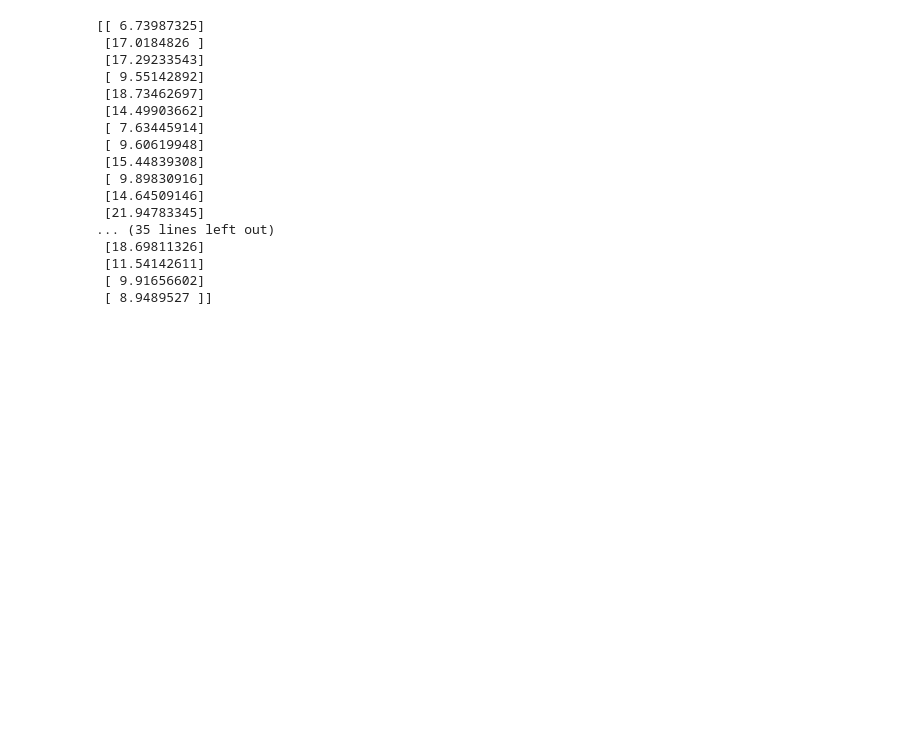
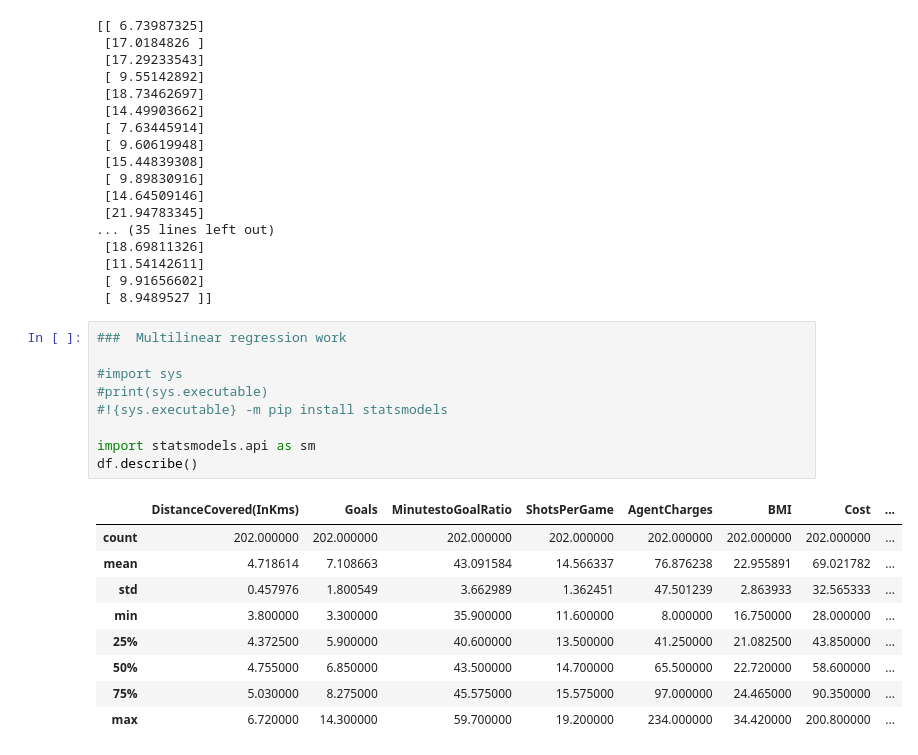
Before and after one commit to feansoden/work, a Jupyter notebook: soccer_pred/soccer_pred1.ipynb, the cells around one changed output. Cells and saved outputs as stored; diff of their text form; blank space fills up the shorter version.

Commit message:
Multilinear regression exploration of soccer data

```diff
--- a/soccer_pred/soccer_pred1.ipynb
+++ b/soccer_pred/soccer_pred1.ipynb
@@ -81,3 +82,22 @@ print(y_pred)
  [11.54142611]
  [ 9.91656602]
  [ 8.9489527 ]]
+# %%
+###  Multilinear regression work
+
+#import sys
+#print(sys.executable)
+#!{sys.executable} -m pip install statsmodels
+
+import statsmodels.api as sm
+df.describe()
+# %% [output]
+|  | DistanceCovered(InKms) | Goals | MinutestoGoalRatio | ShotsPerGame | AgentCharges | BMI | Cost | ... |
+| count | 202.000000 | 202.000000 | 202.000000 | 202.000000 | 202.000000 | 202.000000 | 202.000000 | ... |
+| mean | 4.718614 | 7.108663 | 43.091584 | 14.566337 | 76.876238 | 22.955891 | 69.021782 | ... |
+| std | 0.457976 | 1.800549 | 3.662989 | 1.362451 | 47.501239 | 2.863933 | 32.565333 | ... |
+| min | 3.800000 | 3.300000 | 35.900000 | 11.600000 | 8.000000 | 16.750000 | 28.000000 | ... |
+| 25% | 4.372500 | 5.900000 | 40.600000 | 13.500000 | 41.250000 | 21.082500 | 43.850000 | ... |
+| 50% | 4.755000 | 6.850000 | 43.500000 | 14.700000 | 65.500000 | 22.720000 | 58.600000 | ... |
+| 75% | 5.030000 | 8.275000 | 45.575000 | 15.575000 | 97.000000 | 24.465000 | 90.350000 | ... |
+| max | 6.720000 | 14.300000 | 59.700000 | 19.200000 | 234.000000 | 34.420000 | 200.800000 | ... |
```
Also changed, not shown: parts of 9 cells of this notebook, 1 other file.
